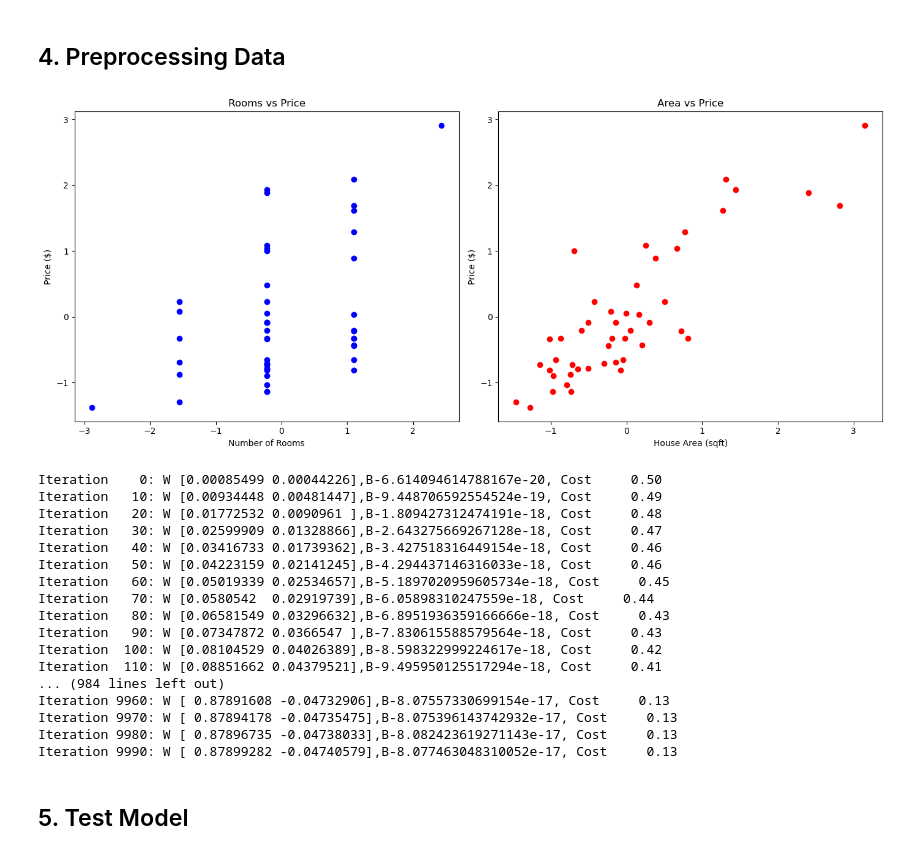
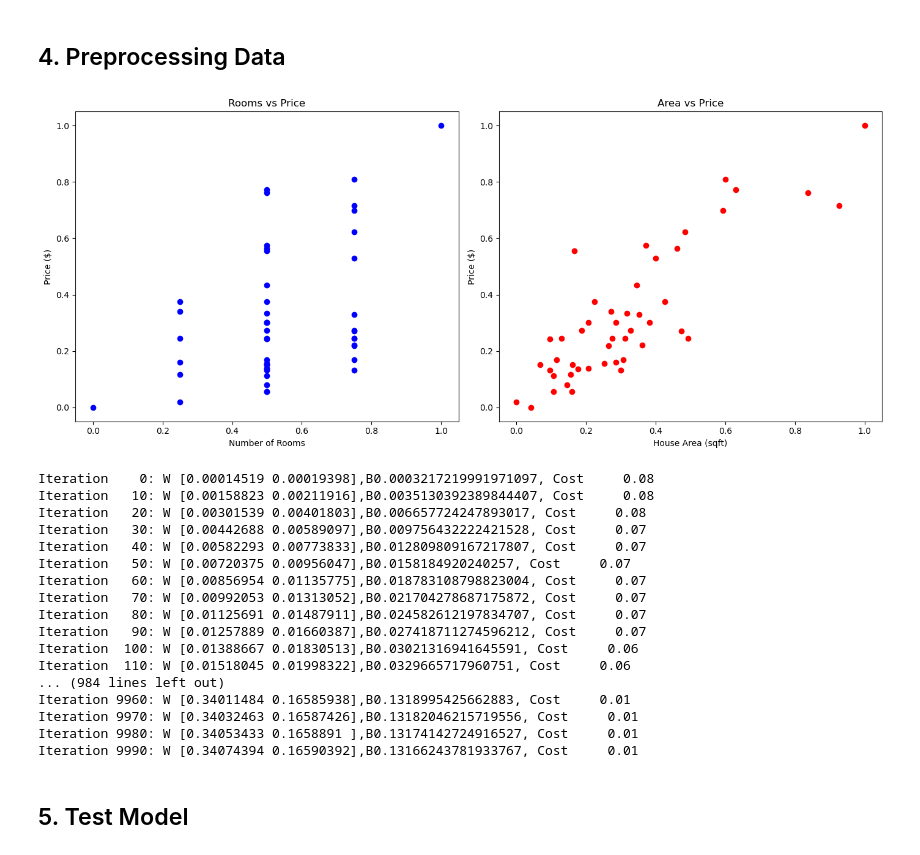
Before and after one commit to Code-MonkeyZhang/miniflow, a Jupyter notebook: multi_linear_regression.ipynb, the cells around one changed output. Drawn from its saved outputs; the diff is of its cells as text; code cells hidden in the pictures.

Commit message:
add different types of scaling

```diff
--- a/multi_linear_regression.ipynb
+++ b/multi_linear_regression.ipynb
@@ -122,13 +122,12 @@ x_train:
 # %% [markdown]
 ## 4. Preprocessing Data
 # %%
-x_train = feature_scaling(x_train)
-y_train = feature_scaling(y_train)
+x_train = feature_scaling(x_train,'z-score')
+y_train = feature_scaling(y_train,'z-score')
 
-# show data after feature scaling
 showGraph(x_train, y_train)
 # %% [output]
-[figure, old version]
+[figure, new version]
 # %%
 # set parameters
 featurs=x_train.shape[1] # extract the number of features
@@ -142,23 +141,23 @@ num_iterations = 10000
 w_final, b_final = multi_feature_linear_regression(x_train, y_train,
                                                  initial_w, initial_b, learning_rate, num_iterations)
 # %% [output]
-Iteration    0: W [0.00085499 0.00044226],B-6.614094614788167e-20, Cost     0.50
-Iteration   10: W [0.00934448 0.00481447],B-9.448706592554524e-19, Cost     0.49
-Iteration   20: W [0.01772532 0.0090961 ],B-1.809427312474191e-18, Cost     0.48
-Iteration   30: W [0.02599909 0.01328866],B-2.643275669267128e-18, Cost     0.47
-Iteration   40: W [0.03416733 0.01739362],B-3.427518316449154e-18, Cost     0.46
-Iteration   50: W [0.04223159 0.02141245],B-4.294437146316033e-18, Cost     0.46
-Iteration   60: W [0.05019339 0.02534657],B-5.1897020959605734e-18, Cost     0.45
-Iteration   70: W [0.0580542  0.02919739],B-6.05898310247559e-18, Cost     0.44
-Iteration   80: W [0.06581549 0.03296632],B-6.8951936359166666e-18, Cost     0.43
-Iteration   90: W [0.07347872 0.0366547 ],B-7.830615588579564e-18, Cost     0.43
-Iteration  100: W [0.08104529 0.04026389],B-8.598322999224617e-18, Cost     0.42
-Iteration  110: W [0.08851662 0.04379521],B-9.495950125517294e-18, Cost     0.41
+Iteration    0: W [0.00014519 0.00019398],B0.0003217219991971097, Cost     0.08
+Iteration   10: W [0.00158823 0.00211916],B0.0035130392389844407, Cost     0.08
+Iteration   20: W [0.00301539 0.00401803],B0.006657724247893017, Cost     0.08
+Iteration   30: W [0.00442688 0.00589097],B0.009756432222421528, Cost     0.07
+Iteration   40: W [0.00582293 0.00773833],B0.012809809167217807, Cost     0.07
+Iteration   50: W [0.00720375 0.00956047],B0.0158184920240257, Cost     0.07
+Iteration   60: W [0.00856954 0.01135775],B0.018783108798823004, Cost     0.07
+Iteration   70: W [0.00992053 0.01313052],B0.021704278687175872, Cost     0.07
+Iteration   80: W [0.01125691 0.01487911],B0.024582612197834707, Cost     0.07
+Iteration   90: W [0.01257889 0.01660387],B0.027418711274596212, Cost     0.07
+Iteration  100: W [0.01388667 0.01830513],B0.03021316941645591, Cost     0.06
+Iteration  110: W [0.01518045 0.01998322],B0.0329665717960751, Cost     0.06
 ... (984 lines left out)
-Iteration 9960: W [ 0.87891608 -0.04732906],B-8.07557330699154e-17, Cost     0.13
-Iteration 9970: W [ 0.87894178 -0.04735475],B-8.075396143742932e-17, Cost     0.13
-Iteration 9980: W [ 0.87896735 -0.04738033],B-8.082423619271143e-17, Cost     0.13
-Iteration 9990: W [ 0.87899282 -0.04740579],B-8.077463048310052e-17, Cost     0.13
+Iteration 9960: W [0.34011484 0.16585938],B0.1318995425662883, Cost     0.01
+Iteration 9970: W [0.34032463 0.16587426],B0.13182046215719556, Cost     0.01
+Iteration 9980: W [0.34053433 0.1658891 ],B0.13174142724916527, Cost     0.01
+Iteration 9990: W [0.34074394 0.16590392],B0.13166243781933767, Cost     0.01
 # %% [markdown]
 ## 5. Test Model
 # %%
```
Also changed, not shown: parts of 1 cell of this notebook, 2 other files.
